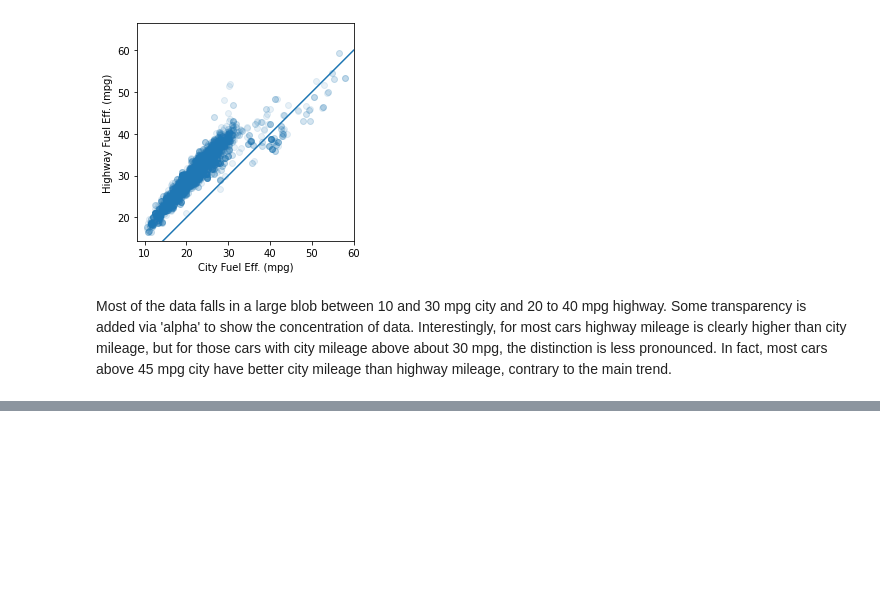
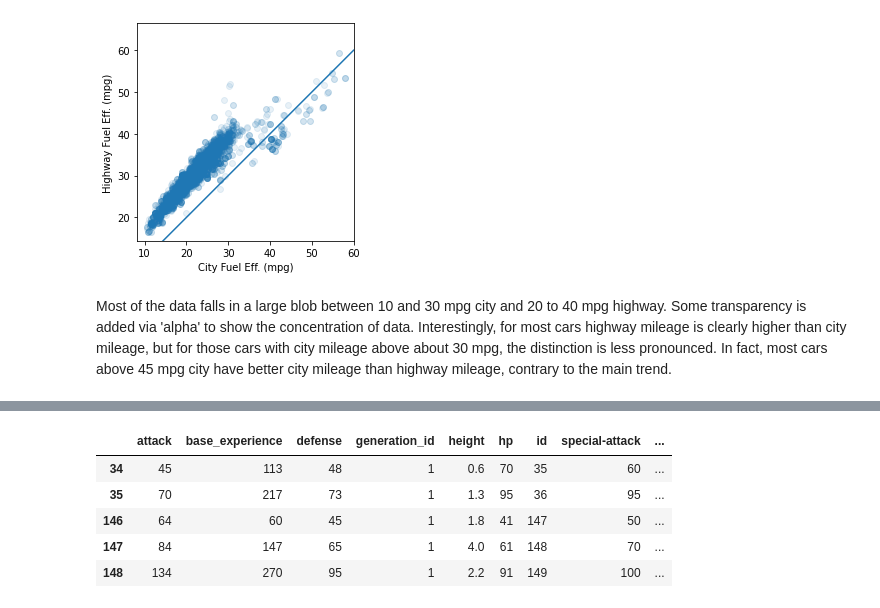
Before and after one commit to Alex-YuZ/Data-Visualization, a Jupyter notebook: Scatter_Plot.ipynb, the cells around one changed output, grey strips where cells are left out. Cells and saved outputs as stored; diff of their text form; code cells hidden in the pictures; blank space fills up the shorter version.

```diff
--- a/Scatter_Plot.ipynb
+++ b/Scatter_Plot.ipynb
@@ -186,0 +218,11 @@ Most of the data falls in a large blob between 10 and 30 mpg city and 20 to 40 m
+# %%
+# Extract the two specified types
+pkmn_sub = pkmn_types[pkmn_types.type.isin(['fairy', 'dragon'])]
+pkmn_sub.head()
+# %% [output]
+|  | attack | base_experience | defense | generation_id | height | hp | id | special-attack | ... |
+| 34 | 45 | 113 | 48 | 1 | 0.6 | 70 | 35 | 60 | ... |
+| 35 | 70 | 217 | 73 | 1 | 1.3 | 95 | 36 | 95 | ... |
+| 146 | 64 | 60 | 45 | 1 | 1.8 | 41 | 147 | 50 | ... |
+| 147 | 84 | 147 | 65 | 1 | 4.0 | 61 | 148 | 70 | ... |
+| 148 | 134 | 270 | 95 | 1 | 2.2 | 91 | 149 | 100 | ... |
```
Also changed, not shown: parts of 9 cells of this notebook.
